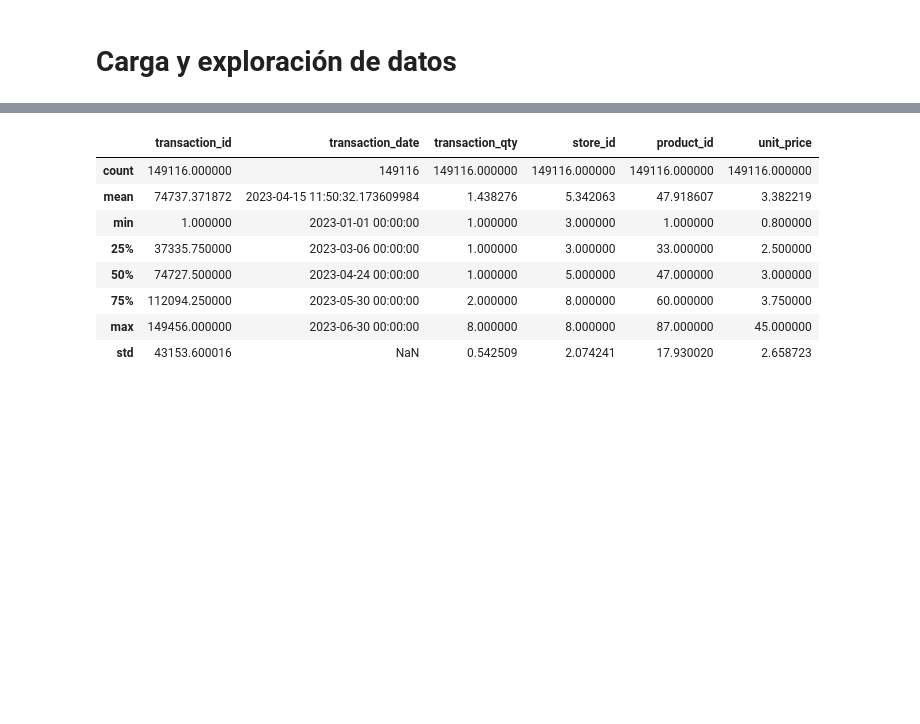
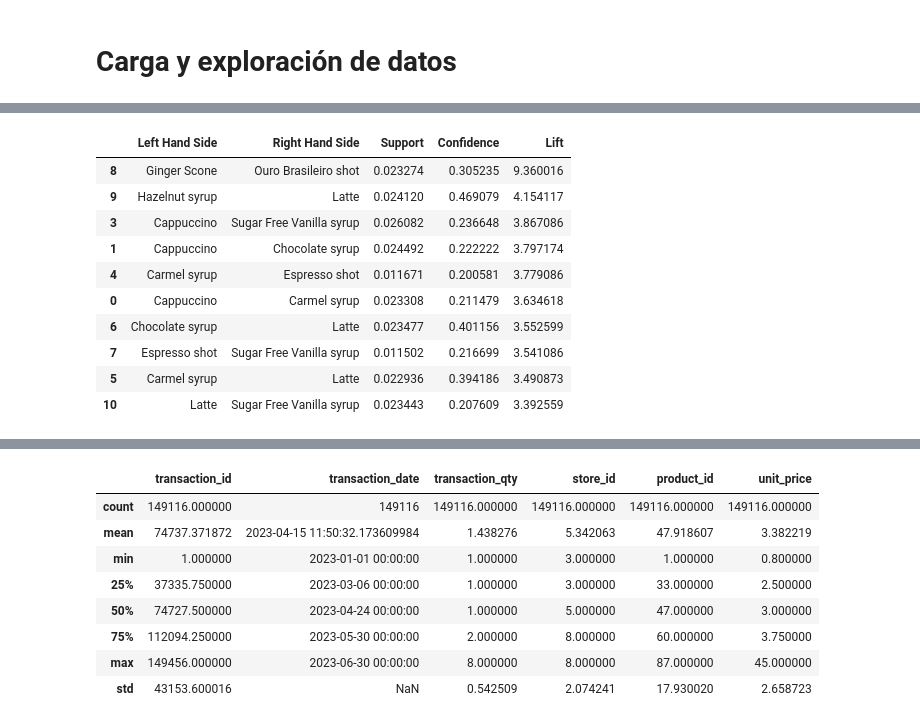
Before and after one commit to cinna-vk/Analisis-en-ventas-de-una-cafeteria, a Jupyter notebook: mineria_PIA.ipynb, the cells around one changed output, grey strips where cells are left out. Cells and saved outputs as stored; diff of their text form; code cells hidden in the pictures; blank space fills up the shorter version.

```diff
--- a/mineria_PIA.ipynb
+++ b/mineria_PIA.ipynb
@@ -38,0 +46,48 @@ Path to dataset files: C:\Users\Naomi\.cache\kagglehub\datasets\ahmedabbas757\co
+# %%
+def clean_info(x):
+  sizes = [' Rg', ' Lg', 'Sm']
+  return x.replace(sizes[0], '').replace(sizes[1], '').replace(sizes[2], '')
+
+df['product_detail'] = df['product_detail'].apply(lambda x: clean_info(x))
+# %%
+df_same_ticket =df[df.duplicated(subset=["transaction_date","transaction_time"], keep=False)]
+transacciones = []
+transaccion = []
+date = df_same_ticket["transaction_date"].iloc[0]
+time = df_same_ticket["transaction_time"].iloc[0]
+for i in df_same_ticket.values:
+    if i[1] == date and i[2] == time:
+        transaccion.append(i[-1])
+    else:
+        transacciones.append(transaccion)
+        transaccion = []
+        transaccion.append(i[-1])
+        date = i[1]
+        time = i[2]
+# %%
+from apyori import apriori
+reglas = apriori(transactions = transacciones, min_support = 0.003,
+min_confidence = 0.2, min_lift = 3, min_length = 2, max_length = 2)
+def inspect(resultados):
+  lhs = [tuple(result[2][0][0])[0] for result in resultados]
+  rhs = [tuple(result[2][0][1])[0] for result in resultados]
+  supports = [result[1] for result in resultados]
+  confidences = [result[2][0][2] for result in resultados]
+  lifts = [result[2][0][3] for result in resultados]
+  return list(zip(lhs, rhs, supports, confidences, lifts))
+# %%
+resultadosDataFrame = pd.DataFrame(inspect(list(reglas)),
+columns = ['Left Hand Side', 'Right Hand Side', 'Support', 'Confidence', 'Lift'])
+resultadosDataFrame.nlargest(n = 10, columns = 'Lift')
+# %% [output]
+|  | Left Hand Side | Right Hand Side | Support | Confidence | Lift |
+| 8 | Ginger Scone | Ouro Brasileiro shot | 0.023274 | 0.305235 | 9.360016 |
+| 9 | Hazelnut syrup | Latte | 0.024120 | 0.469079 | 4.154117 |
+| 3 | Cappuccino | Sugar Free Vanilla syrup | 0.026082 | 0.236648 | 3.867086 |
+| 1 | Cappuccino | Chocolate syrup | 0.024492 | 0.222222 | 3.797174 |
+| 4 | Carmel syrup | Espresso shot | 0.011671 | 0.200581 | 3.779086 |
+| 0 | Cappuccino | Carmel syrup | 0.023308 | 0.211479 | 3.634618 |
+| 6 | Chocolate syrup | Latte | 0.023477 | 0.401156 | 3.552599 |
+| 7 | Espresso shot | Sugar Free Vanilla syrup | 0.011502 | 0.216699 | 3.541086 |
+| 5 | Carmel syrup | Latte | 0.022936 | 0.394186 | 3.490873 |
+| 10 | Latte | Sugar Free Vanilla syrup | 0.023443 | 0.207609 | 3.392559 |
```
Also changed, not shown: parts of 7 cells of this notebook.
